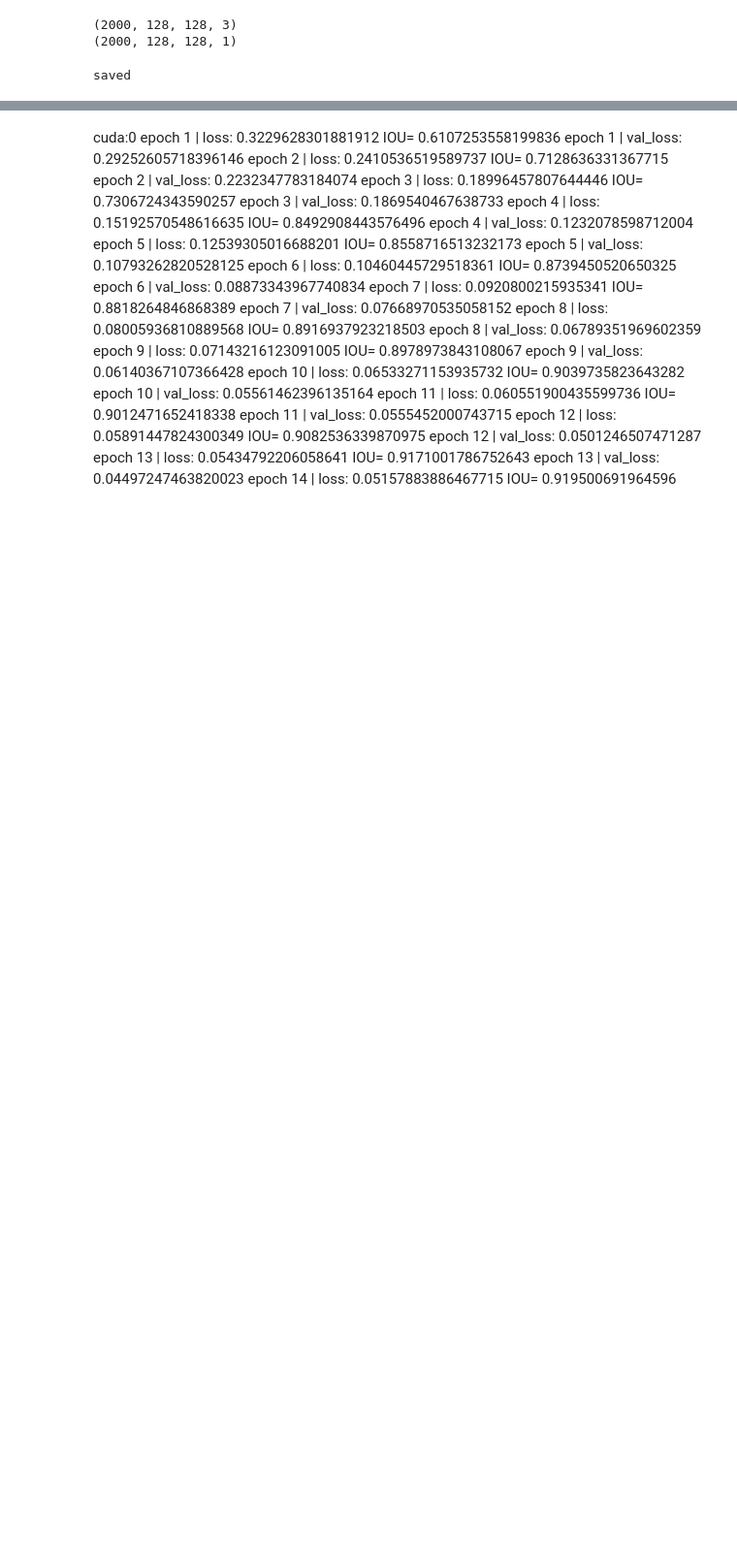
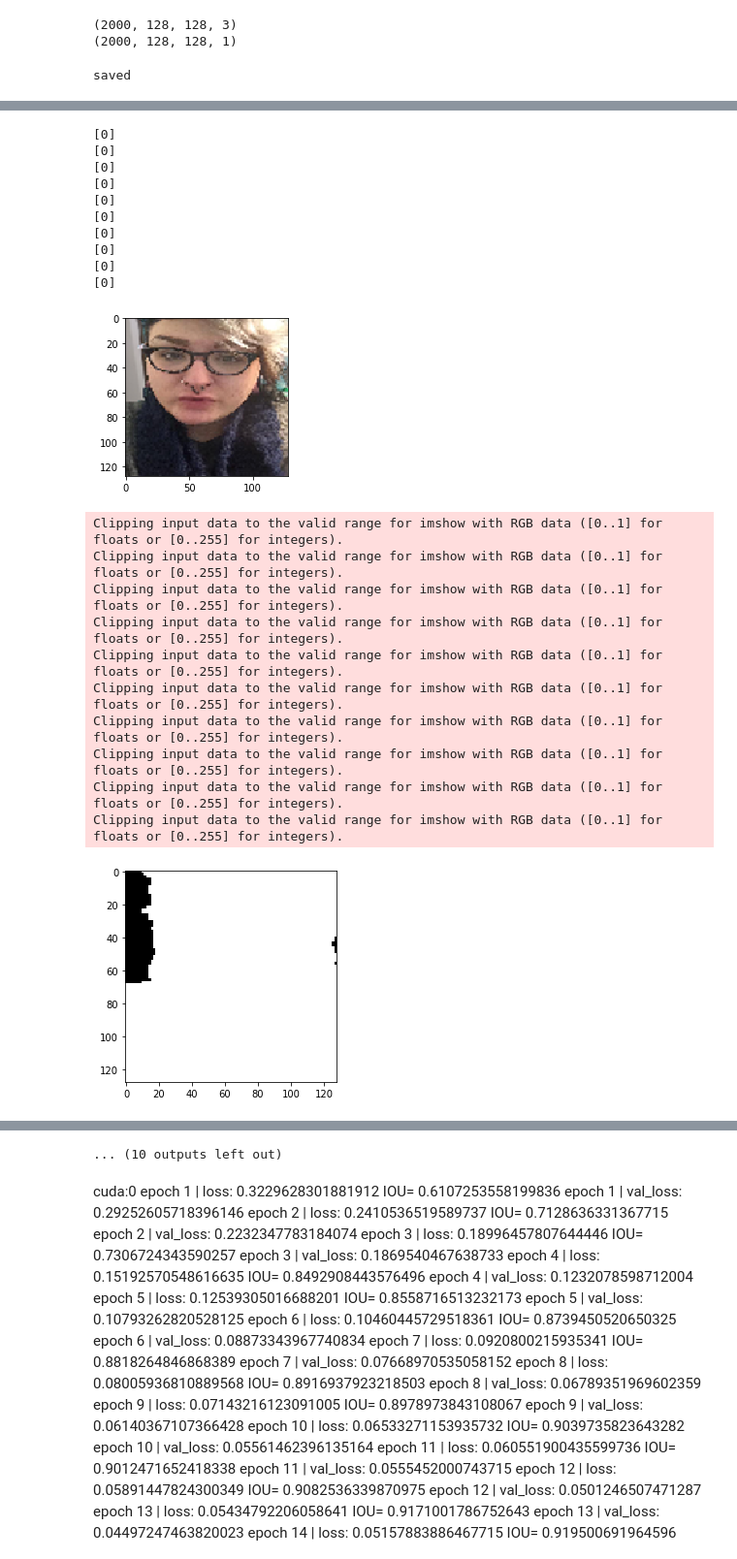
Before and after one commit to StachKazmierowski/U-NET, a Jupyter notebook: forthAproach.ipynb, the cells around one changed output, grey strips where cells are left out. Shown at 97% size. Drawn from its saved outputs; the diff is of its cells as text; code cells hidden in the pictures; blank space fills up the shorter version.

Commit message:
validation on test

```diff
--- a/forthAproach.ipynb
+++ b/forthAproach.ipynb
@@ -28,6 +28,12 @@ from matplotlib import pyplot as plt
 def imshow(img):
     fig, ax = plt.subplots(figsize=(3, 3))
     ax.imshow(img,aspect='auto')
+    plt.show()
+
+def maskshow(mask):
+    img = np.zeros((mask.shape[0], mask.shape[1], 3))
+    img[:] = mask
+    plt.imshow(img)
     plt.show()
 
 def imshow_many(imgs):
@@ -549,3 +600,9 @@ torch.save(unet.state_dict(), "./u-net_30.pth")
 print("saved")
 # %% [output]
 saved
+# %%
+x_train = np.load('data/gsn_img_uint8.npy')
+y_train = np.load('data/gsn_msk_uint8.npy')
+
+x_test = np.load('data/test_gsn_image.npy')
+y_test = np.load('data/test_gsn_mask.npy')
@@ -551,0 +678,30 @@ saved
+# %%
+pixel_acc_log = np.array(pixel_acc_log)
+pixel_log_idx = np.argsort(pixel_acc_log)
+for i in range(10):
+    print(pixel_log_idx[i])
+    imshow(x_test[i])
+    maskshow(y_test[i])
+# %% [output]
+[0]
+[0]
+[0]
+[0]
+[0]
+[0]
+[0]
+[0]
+[0]
+[0]
+[figure, added]
+Clipping input data to the valid range for imshow with RGB data ([0..1] for floats or [0..255] for integers).
+Clipping input data to the valid range for imshow with RGB data ([0..1] for floats or [0..255] for integers).
+Clipping input data to the valid range for imshow with RGB data ([0..1] for floats or [0..255] for integers).
+Clipping input data to the valid range for imshow with RGB data ([0..1] for floats or [0..255] for integers).
+Clipping input data to the valid range for imshow with RGB data ([0..1] for floats or [0..255] for integers).
+Clipping input data to the valid range for imshow with RGB data ([0..1] for floats or [0..255] for integers).
+Clipping input data to the valid range for imshow with RGB data ([0..1] for floats or [0..255] for integers).
+Clipping input data to the valid range for imshow with RGB data ([0..1] for floats or [0..255] for integers).
+Clipping input data to the valid range for imshow with RGB data ([0..1] for floats or [0..255] for integers).
+Clipping input data to the valid range for imshow with RGB data ([0..1] for floats or [0..255] for integers).
+[figure, added]
@@ -552,3 +716,4 @@ saved
+... (10 outputs left out)
 # %% [markdown]
 
 
```
Also changed, not shown: parts of 9 cells of this notebook.
